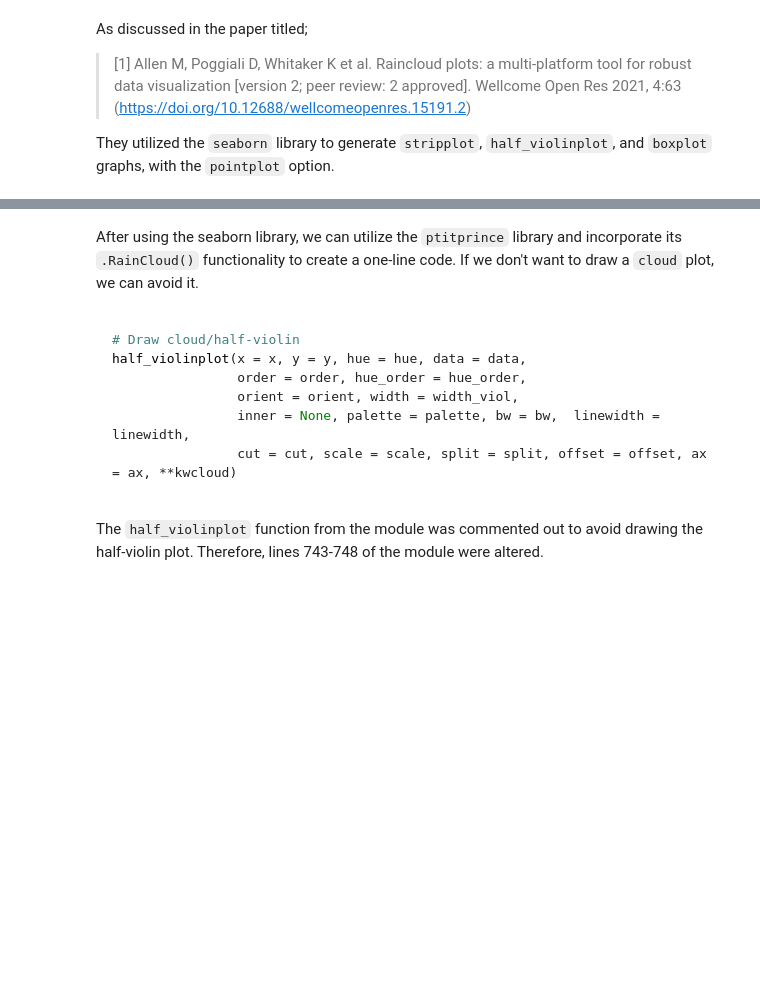
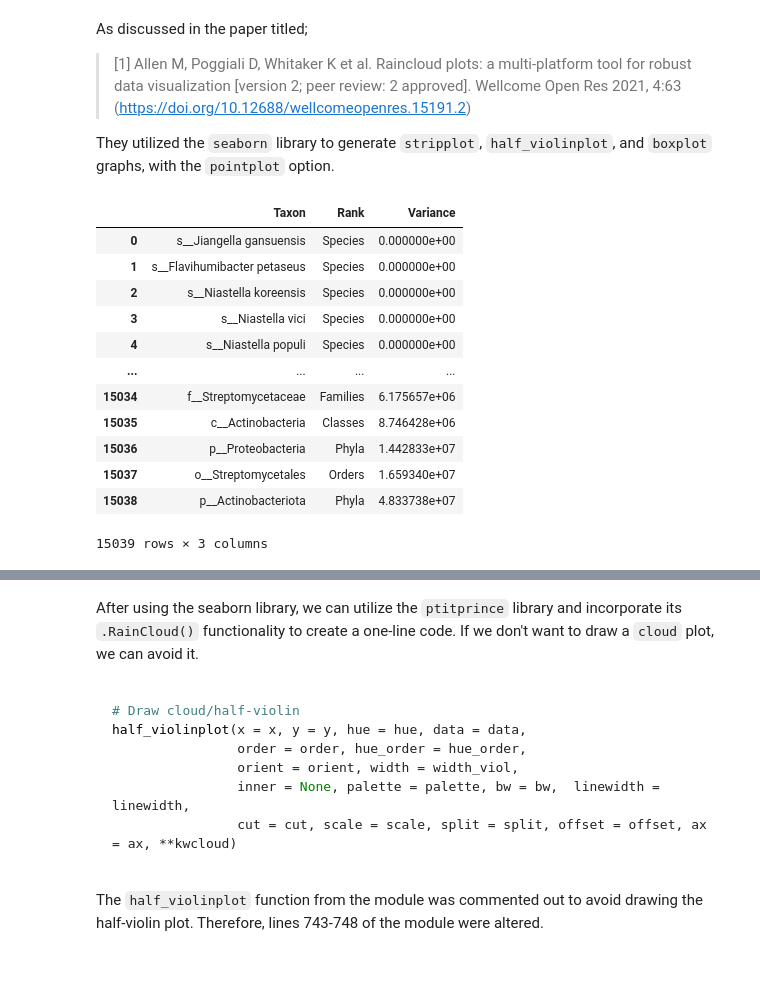
Before and after one commit to SinaBerkGolech/Metabolomics_Seminar_Topic_10, a Jupyter notebook: Figure_3/Figure_3_A.ipynb, the cells around one changed output, grey strips where cells are left out. Saved outputs shown, nothing was run; the diff lists cells and outputs as text; code cells hidden in the pictures; blank space fills up the shorter version.

```diff
--- a/Figure_3/Figure_3_A.ipynb
+++ b/Figure_3/Figure_3_A.ipynb
@@ -42,6 +61,22 @@ As discussed in the paper titled;
 > [1] Allen M, Poggiali D, Whitaker K et al. Raincloud plots: a multi-platform tool for robust data visualization [version 2; peer review: 2 approved]. Wellcome Open Res 2021, 4:63 (https://doi.org/10.12688/wellcomeopenres.15191.2)
 
 They utilized the `seaborn` library to generate `stripplot`, `half_violinplot`, and `boxplot` graphs, with the `pointplot` option.
+# %%
+df
+# %% [output]
+|  | Taxon | Rank | Variance |
+| 0 | s__Jiangella gansuensis | Species | 0.000000e+00 |
+| 1 | s__Flavihumibacter petaseus | Species | 0.000000e+00 |
+| 2 | s__Niastella koreensis | Species | 0.000000e+00 |
+| 3 | s__Niastella vici | Species | 0.000000e+00 |
+| 4 | s__Niastella populi | Species | 0.000000e+00 |
+| ... | ... | ... | ... |
+| 15034 | f__Streptomycetaceae | Families | 6.175657e+06 |
+| 15035 | c__Actinobacteria | Classes | 8.746428e+06 |
+| 15036 | p__Proteobacteria | Phyla | 1.442833e+07 |
+| 15037 | o__Streptomycetales | Orders | 1.659340e+07 |
+| 15038 | p__Actinobacteriota | Phyla | 4.833738e+07 |
+15039 rows × 3 columns
 # %%
 f, ax = plt.subplots(figsize=(15, 12), dpi=200)
 
```
Also changed, not shown: parts of 4 cells of this notebook, 8 other files.
